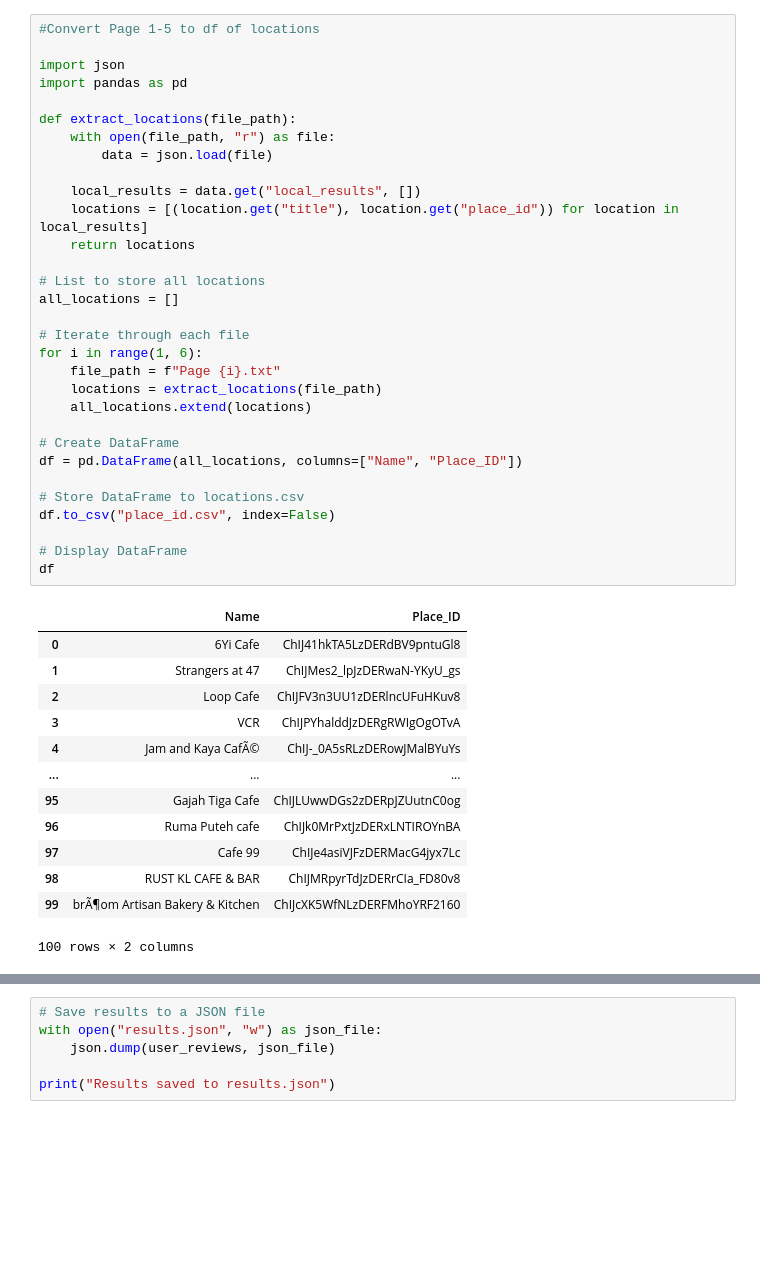
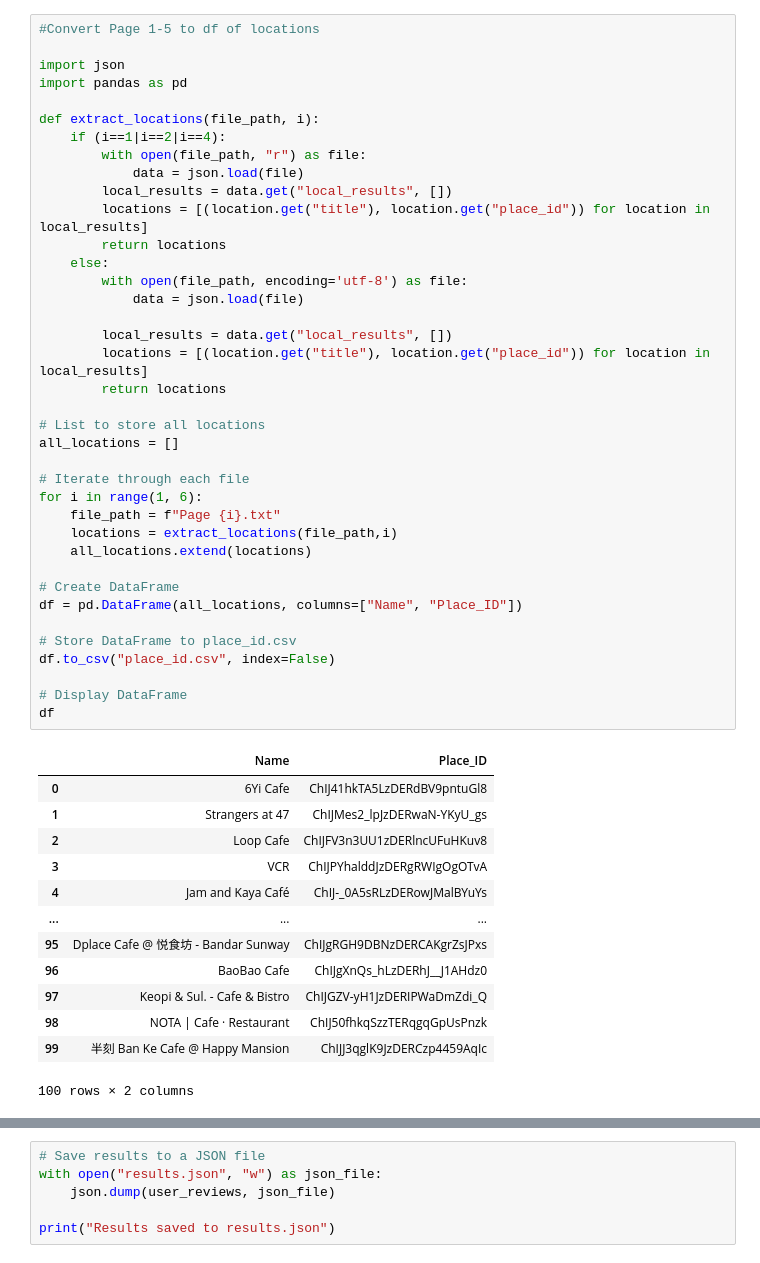
Before and after one commit to Marcusng01/GROUP_1_DM_PROJECT, a Jupyter notebook: Data Collection/collection_notebook.ipynb, the cells around one changed output, grey strips where cells are left out. Drawn from its saved outputs; the diff is of its cells as text; blank space fills up the shorter version.

Commit message:
Data Preprocessing
Create notebook to pre-process and save data

```diff
--- a/Data Collection/data.ipynb
+++ b/Data Collection/collection_notebook.ipynb
@@ -1,47 +1,54 @@
 # %%
 #Convert Page 1-5 to df of locations
 
 import json
 import pandas as pd
 
-def extract_locations(file_path):
-    with open(file_path, "r") as file:
-        data = json.load(file)
+def extract_locations(file_path, i):
+    if (i==1|i==2|i==4):
+        with open(file_path, "r") as file:
+            data = json.load(file)
+        local_results = data.get("local_results", [])
+        locations = [(location.get("title"), location.get("place_id")) for location in local_results]
+        return locations
+    else:
+        with open(file_path, encoding='utf-8') as file:
+            data = json.load(file)
 
-    local_results = data.get("local_results", [])
-    locations = [(location.get("title"), location.get("place_id")) for location in local_results]
-    return locations
+        local_results = data.get("local_results", [])
+        locations = [(location.get("title"), location.get("place_id")) for location in local_results]
+        return locations
 
 # List to store all locations
 all_locations = []
 
 # Iterate through each file
 for i in range(1, 6):
     file_path = f"Page {i}.txt"
-    locations = extract_locations(file_path)
+    locations = extract_locations(file_path,i)
     all_locations.extend(locations)
 
 # Create DataFrame
 df = pd.DataFrame(all_locations, columns=["Name", "Place_ID"])
 
-# Store DataFrame to locations.csv
+# Store DataFrame to place_id.csv
 df.to_csv("place_id.csv", index=False)
 
 # Display DataFrame
 df
 # %% [output]
 |  | Name | Place_ID |
 | 0 | 6Yi Cafe | ChIJ41hkTA5LzDERdBV9pntuGl8 |
 | 1 | Strangers at 47 | ChIJMes2_lpJzDERwaN-YKyU_gs |
 | 2 | Loop Cafe | ChIJFV3n3UU1zDERlncUFuHKuv8 |
 | 3 | VCR | ChIJPYhalddJzDERgRWIgOgOTvA |
-| 4 | Jam and Kaya CafÃ© | ChIJ-_0A5sRLzDERowJMalBYuYs |
+| 4 | Jam and Kaya Café | ChIJ-_0A5sRLzDERowJMalBYuYs |
 | ... | ... | ... |
-| 95 | Gajah Tiga Cafe | ChIJLUwwDGs2zDERpJZUutnC0og |
-| 96 | Ruma Puteh cafe | ChIJk0MrPxtJzDERxLNTIROYnBA |
-| 97 | Cafe 99 | ChIJe4asiVJFzDERMacG4jyx7Lc |
-| 98 | RUST KL CAFE & BAR | ChIJMRpyrTdJzDERrCIa_FD80v8 |
-| 99 | brÃ¶om Artisan Bakery & Kitchen | ChIJcXK5WfNLzDERFMhoYRF2160 |
+| 95 | Dplace Cafe @ 悦食坊 - Bandar Sunway | ChIJgRGH9DBNzDERCAKgrZsJPxs |
+| 96 | BaoBao Cafe | ChIJgXnQs_hLzDERhJ__J1AHdz0 |
+| 97 | Keopi & Sul. - Cafe & Bistro | ChIJGZV-yH1JzDERIPWaDmZdi_Q |
+| 98 | NOTA | Cafe · Restaurant | ChIJ50fhkqSzzTERqgqGpUsPnzk |
+| 99 | 半刻 Ban Ke Cafe @ Happy Mansion | ChIJJ3qglK9JzDERCzp4459AqIc |
 100 rows × 2 columns
 # %%
 import json
```
Also changed, not shown: parts of 3 cells of this notebook, 8 other files.
